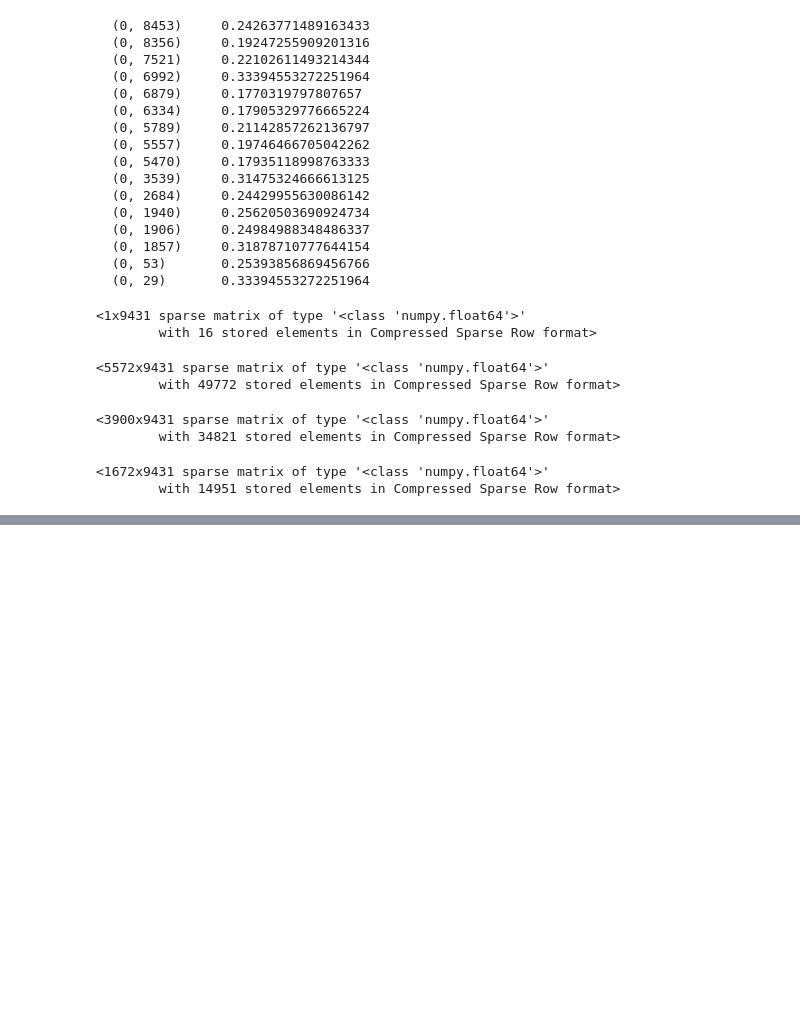
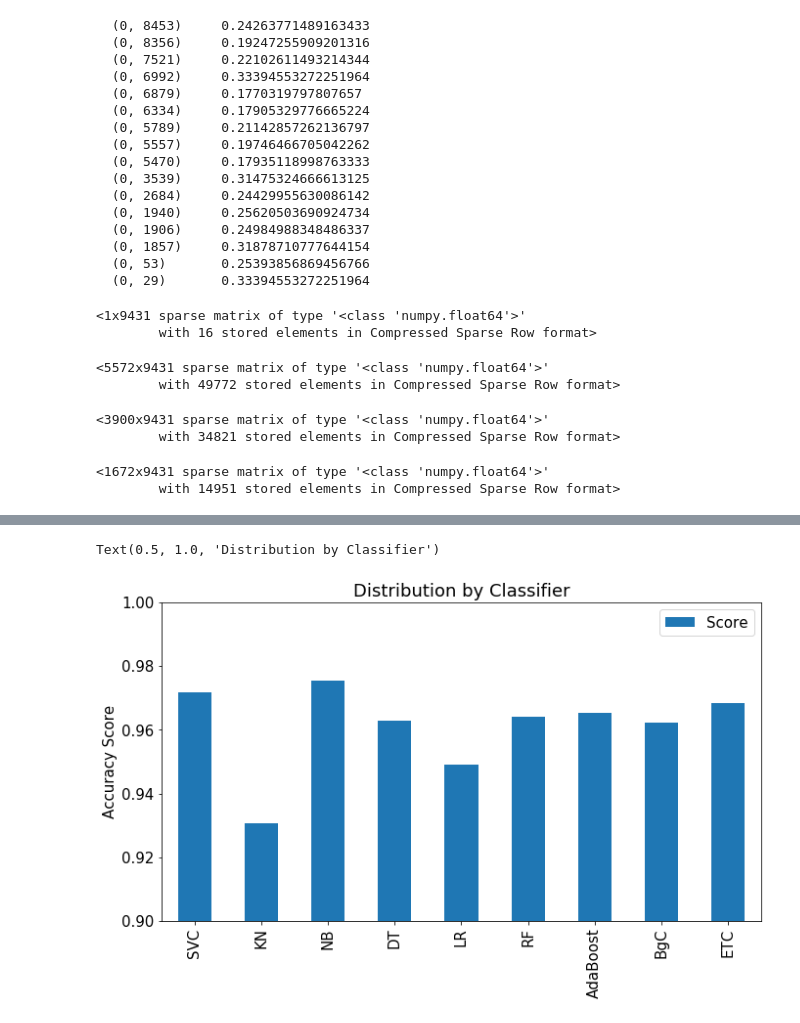
Before and after one commit to segoranov/sms-spam-detection-machine-learning, a Jupyter notebook: sms-spam-detection.ipynb, the cells around one changed output, grey strips where cells are left out. Cells and saved outputs as stored; diff of their text form; code cells hidden in the pictures; blank space fills up the shorter version.

Commit message:
Use various classifiers and see results

```diff
--- a/sms-spam-detection.ipynb
+++ b/sms-spam-detection.ipynb
@@ -399,0 +452,15 @@ data_tfidf_test
+# %%
+def train_classifier(clf, feature_train, labels_train):
+    clf.fit(feature_train, labels_train)
+# %%
+def predict_labels(clf, features):
+    return (clf.predict(features))
+# %%
+pred_scores = []
+for k,v in clfs.items():
+    train_classifier(v, data_tfidf_length_train, labels_train)
+    pred = predict_labels(v, data_tfidf_length_test)
+    pred_scores.append((k, [accuracy_score(labels_test, pred)]))
+# %%
+df = pd.DataFrame.from_items(pred_scores, orient='index', columns=['Score'])
+df
@@ -399,0 +478,7 @@ data_tfidf_test
+# %%
+df.plot(kind='bar', ylim=(0.9, 1.0), figsize=(11,6))
+plt.ylabel('Accuracy Score')
+plt.title('Distribution by Classifier')
+# %% [output]
+Text(0.5, 1.0, 'Distribution by Classifier')
+[figure, added]
```
Also changed, not shown: parts of 8 cells of this notebook.
